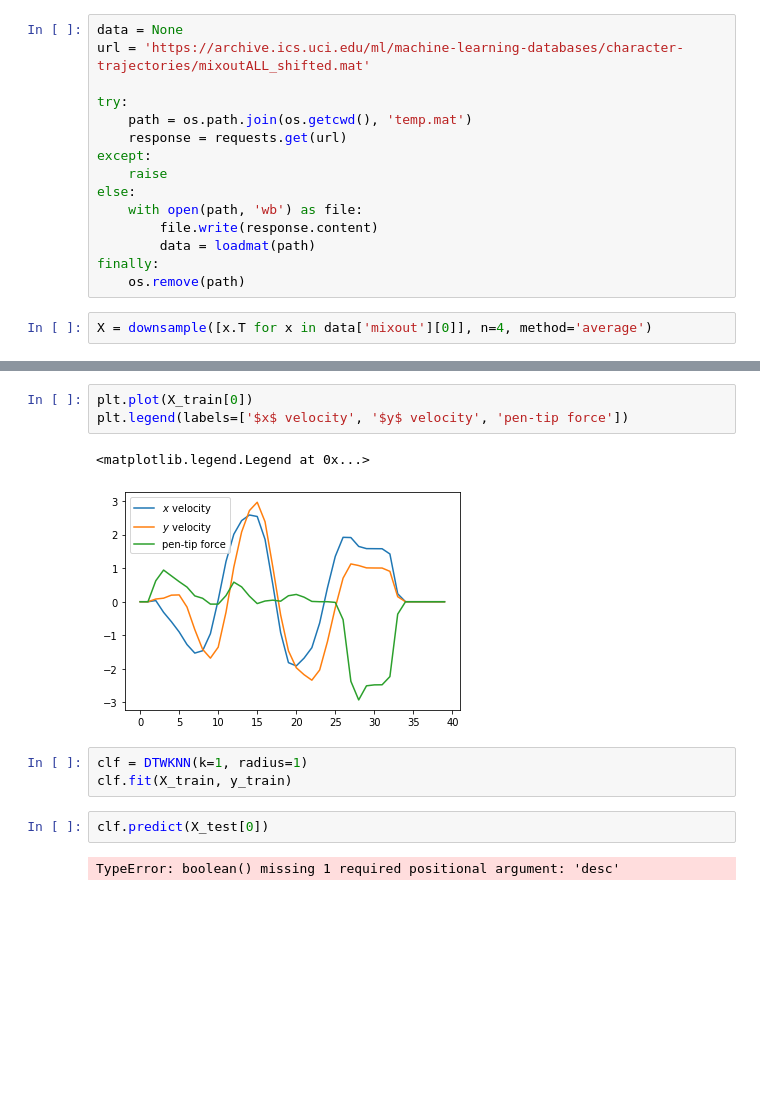
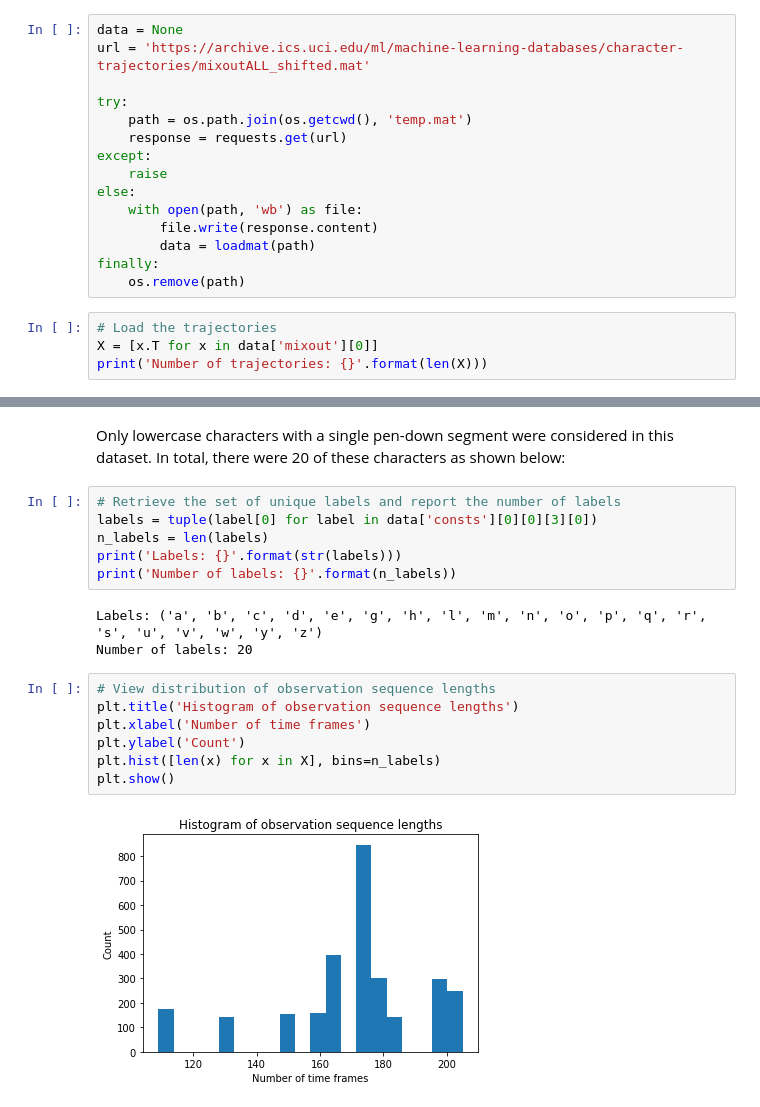
Before and after one commit to eonu/sequentia, a Jupyter notebook: examples/2 - Pen-Tip Trajectories.ipynb, the cells around one changed output, grey strips where cells are left out. Drawn from its saved outputs; the diff is of its cells as text; blank space fills up the shorter version.

```diff
--- a/examples/2 - Pen-Tip Trajectories.ipynb
+++ b/examples/2 - Pen-Tip Trajectories.ipynb
@@ -25,4 +25,6 @@ else:
 finally:
     os.remove(path)
 # %%
-X = downsample([x.T for x in data['mixout'][0]], n=4, method='average')
+# Load the trajectories
+X = [x.T for x in data['mixout'][0]]
+print('Number of trajectories: {}'.format(len(X)))
@@ -34,13 +33,20 @@ X_train, X_test, y_train, y_test = train_test_split(X, y, test_size=0.2, random_
-# %%
-plt.plot(X_train[0])
-plt.legend(labels=['$x$ velocity', '$y$ velocity', 'pen-tip force'])
-# %% [output]
-<matplotlib.legend.Legend at 0x...>
-[figure, removed]
-# %%
-clf = DTWKNN(k=1, radius=1)
-clf.fit(X_train, y_train)
-# %%
-clf.predict(X_test[0])
-# %% [output]
-TypeError: boolean() missing 1 required positional argument: 'desc'
+# %% [markdown]
+Only lowercase characters with a single pen-down segment were considered in this dataset. In total, there were 20 of these characters as shown below:
+# %%
+# Retrieve the set of unique labels and report the number of labels
+labels = tuple(label[0] for label in data['consts'][0][0][3][0])
+n_labels = len(labels)
+print('Labels: {}'.format(str(labels)))
+print('Number of labels: {}'.format(n_labels))
+# %% [output]
+Labels: ('a', 'b', 'c', 'd', 'e', 'g', 'h', 'l', 'm', 'n', 'o', 'p', 'q', 'r', 's', 'u', 'v', 'w', 'y', 'z')
+Number of labels: 20
+# %%
+# View distribution of observation sequence lengths
+plt.title('Histogram of observation sequence lengths')
+plt.xlabel('Number of time frames')
+plt.ylabel('Count')
+plt.hist([len(x) for x in X], bins=n_labels)
+plt.show()
+# %% [output]
+[figure, added]
```
Also changed, not shown: parts of 19 cells of this notebook, 1 other file.
